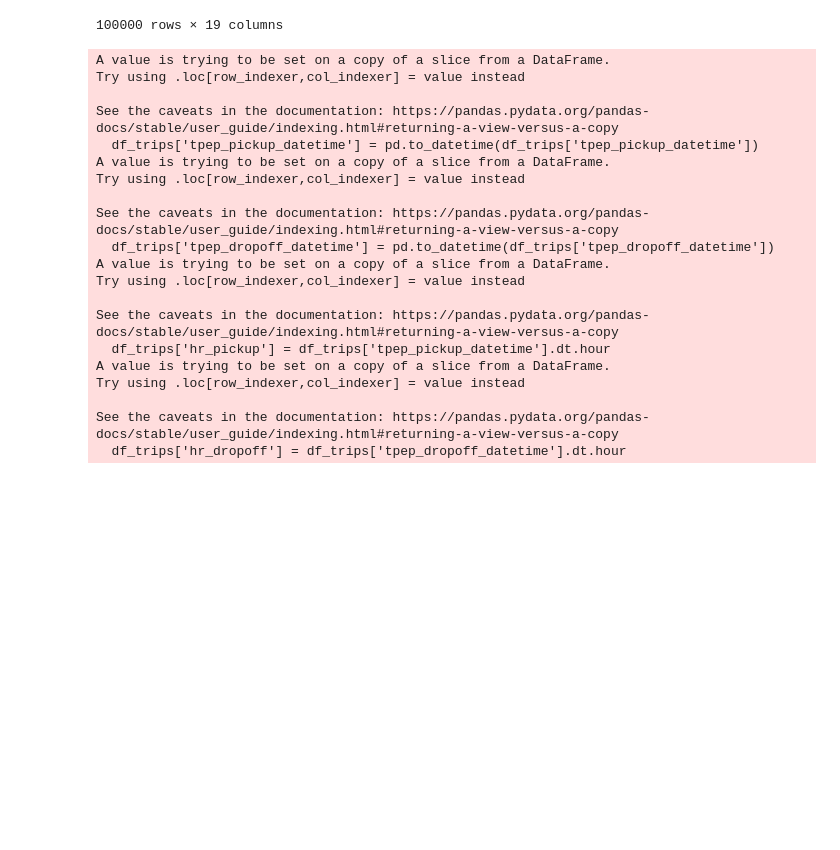
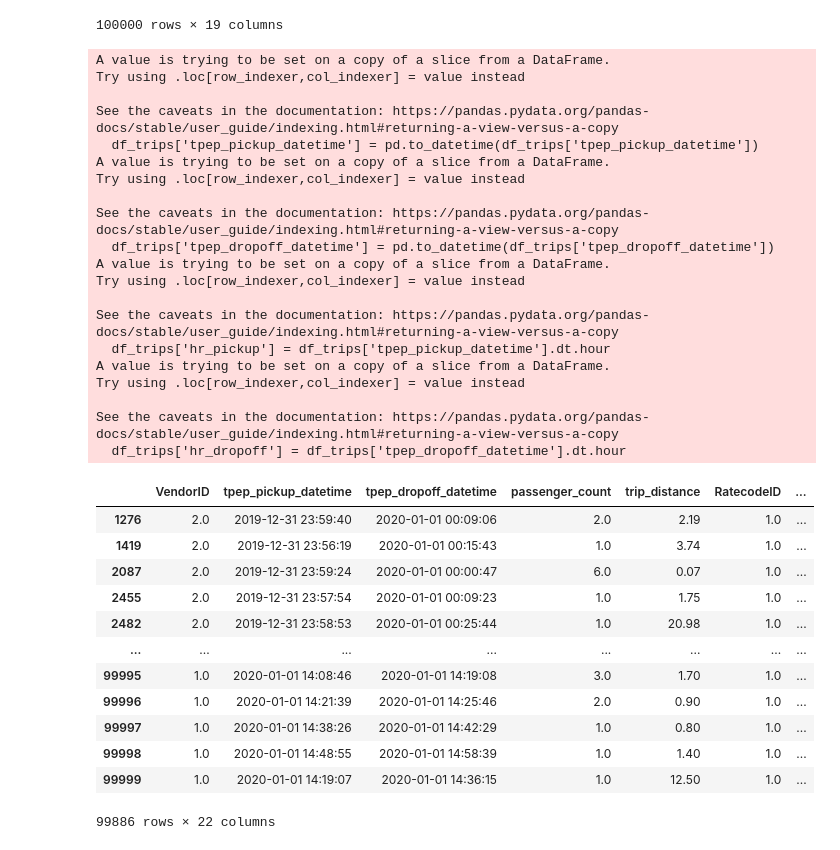
Before and after one commit to Medaib/CIS-1415, a Jupyter notebook: final.ipynb, the cells around one changed output. Saved outputs shown, nothing was run; the diff lists cells and outputs as text; code cells hidden in the pictures; blank space fills up the shorter version.

```diff
--- a/final.ipynb
+++ b/final.ipynb
@@ -59,30 +59,77 @@ df_trips = df_trips[mask]
 # %%
 # creating new data frames to assess the dataset more aptly before concating them together for analysis and visualization late night(22:00 to 04:00), morning (04:00 to 10:00), midday (10:00 to 16:00)
 
 df_trips['tpep_pickup_datetime'] = pd.to_datetime(df_trips['tpep_pickup_datetime'])
 df_trips['tpep_dropoff_datetime'] = pd.to_datetime(df_trips['tpep_dropoff_datetime'])
 
 df_trips['hr_pickup'] = df_trips['tpep_pickup_datetime'].dt.hour
 
 df_trips['hr_dropoff'] = df_trips['tpep_dropoff_datetime'].dt.hour
+
+#creating the late night dataframe
+latenight_1 = df_trips.loc[(df_trips['hr_pickup']>=22) & (df_trips['hr_dropoff']<4)]
+
+latenight_2 = df_trips.loc[(df_trips['hr_pickup']<4)]
+
+latenight = pd.concat([latenight_1, latenight_2])
+
+latenight['classification'] = 'late_night'
+
+#morning hours dataframe
+
+morning_hours = df_trips.loc[(df_trips['hr_pickup'] >=4) & (df_trips['hr_pickup']<10)]
+
+morning_hours = morning_hours.loc[(morning_hours['hr_dropoff']>=4) &(morning_hours['hr_dropoff']<10)]
+
+morning_hours['classification'] = 'morning hours'
+
+
+#creating midday hours dataframe
+
+
+midday_hours = df_trips.loc[(df_trips['hr_pickup']>=10) & df_trips['hr_pickup']<16]
+
+midday_hours = midday_hours.loc[(midday_hours['hr_dropoff']>=10) & (midday_hours['hr_dropoff']<16)]
+
+midday_hours['classification'] = 'midday hours'
+
+#concating all of the dataframes together
+timezoned_trips = pd.concat([latenight, morning_hours])
+
+timezoned_trips = pd.concat([timezoned_trips, midday_hours])
+
+timezoned_trips
 # %% [output]
 A value is trying to be set on a copy of a slice from a DataFrame.
 Try using .loc[row_indexer,col_indexer] = value instead
 
 See the caveats in the documentation: https://pandas.pydata.org/pandas-docs/stable/user_guide/indexing.html#returning-a-view-versus-a-copy
   df_trips['tpep_pickup_datetime'] = pd.to_datetime(df_trips['tpep_pickup_datetime'])
 A value is trying to be set on a copy of a slice from a DataFrame.
 Try using .loc[row_indexer,col_indexer] = value instead
 
 See the caveats in the documentation: https://pandas.pydata.org/pandas-docs/stable/user_guide/indexing.html#returning-a-view-versus-a-copy
   df_trips['tpep_dropoff_datetime'] = pd.to_datetime(df_trips['tpep_dropoff_datetime'])
 A value is trying to be set on a copy of a slice from a DataFrame.
 Try using .loc[row_indexer,col_indexer] = value instead
 
 See the caveats in the documentation: https://pandas.pydata.org/pandas-docs/stable/user_guide/indexing.html#returning-a-view-versus-a-copy
   df_trips['hr_pickup'] = df_trips['tpep_pickup_datetime'].dt.hour
 A value is trying to be set on a copy of a slice from a DataFrame.
 Try using .loc[row_indexer,col_indexer] = value instead
 
 See the caveats in the documentation: https://pandas.pydata.org/pandas-docs/stable/user_guide/indexing.html#returning-a-view-versus-a-copy
   df_trips['hr_dropoff'] = df_trips['tpep_dropoff_datetime'].dt.hour
+|  | VendorID | tpep_pickup_datetime | tpep_dropoff_datetime | passenger_count | trip_distance | RatecodeID | ... |
+| 1276 | 2.0 | 2019-12-31 23:59:40 | 2020-01-01 00:09:06 | 2.0 | 2.19 | 1.0 | ... |
+| 1419 | 2.0 | 2019-12-31 23:56:19 | 2020-01-01 00:15:43 | 1.0 | 3.74 | 1.0 | ... |
+| 2087 | 2.0 | 2019-12-31 23:59:24 | 2020-01-01 00:00:47 | 6.0 | 0.07 | 1.0 | ... |
+| 2455 | 2.0 | 2019-12-31 23:57:54 | 2020-01-01 00:09:23 | 1.0 | 1.75 | 1.0 | ... |
+| 2482 | 2.0 | 2019-12-31 23:58:53 | 2020-01-01 00:25:44 | 1.0 | 20.98 | 1.0 | ... |
+| ... | ... | ... | ... | ... | ... | ... | ... |
+| 99995 | 1.0 | 2020-01-01 14:08:46 | 2020-01-01 14:19:08 | 3.0 | 1.70 | 1.0 | ... |
+| 99996 | 1.0 | 2020-01-01 14:21:39 | 2020-01-01 14:25:46 | 2.0 | 0.90 | 1.0 | ... |
+| 99997 | 1.0 | 2020-01-01 14:38:26 | 2020-01-01 14:42:29 | 1.0 | 0.80 | 1.0 | ... |
+| 99998 | 1.0 | 2020-01-01 14:48:55 | 2020-01-01 14:58:39 | 1.0 | 1.40 | 1.0 | ... |
+| 99999 | 1.0 | 2020-01-01 14:19:07 | 2020-01-01 14:36:15 | 1.0 | 12.50 | 1.0 | ... |
+99886 rows × 22 columns
```
Also changed, not shown: parts of 4 cells of this notebook.
